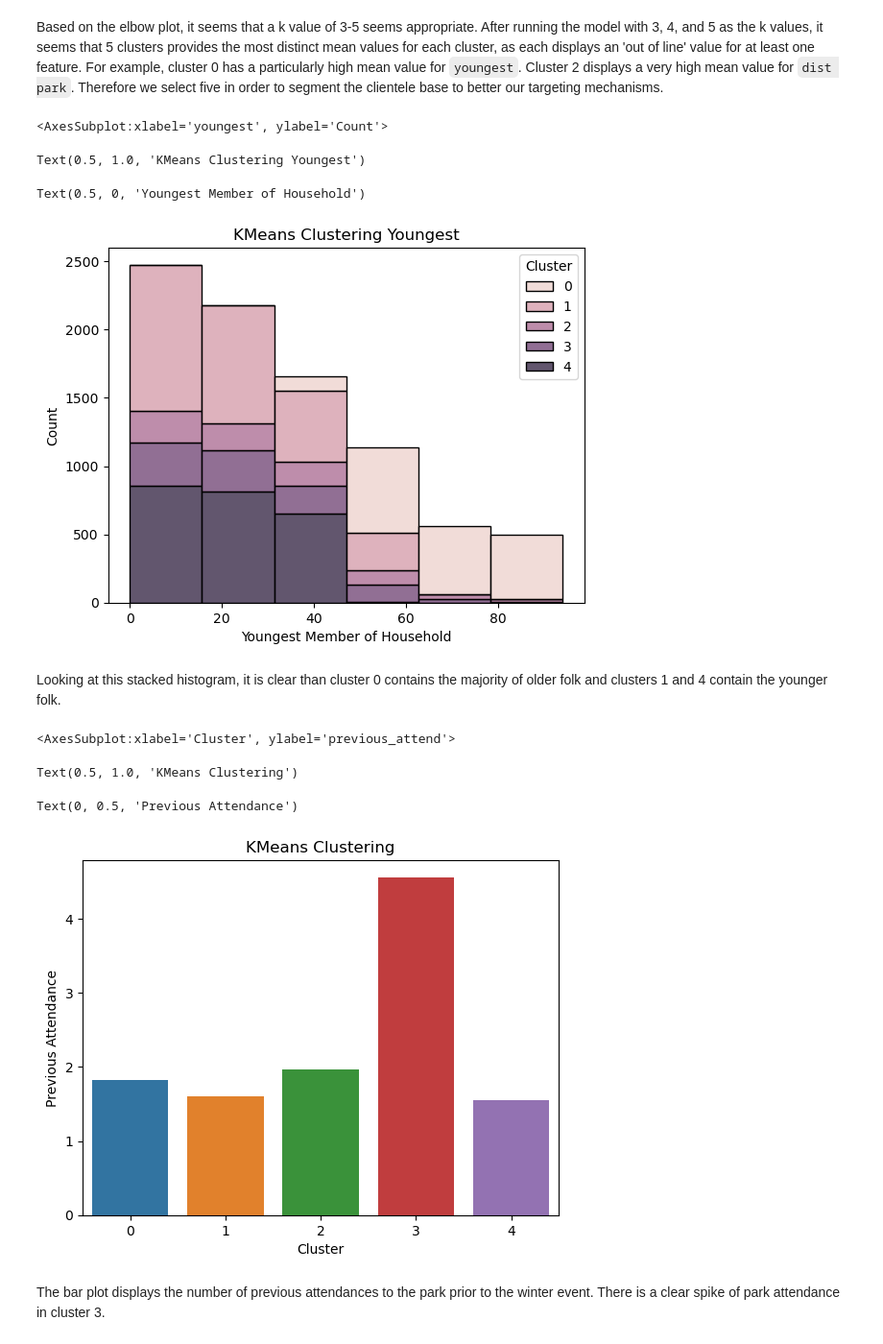
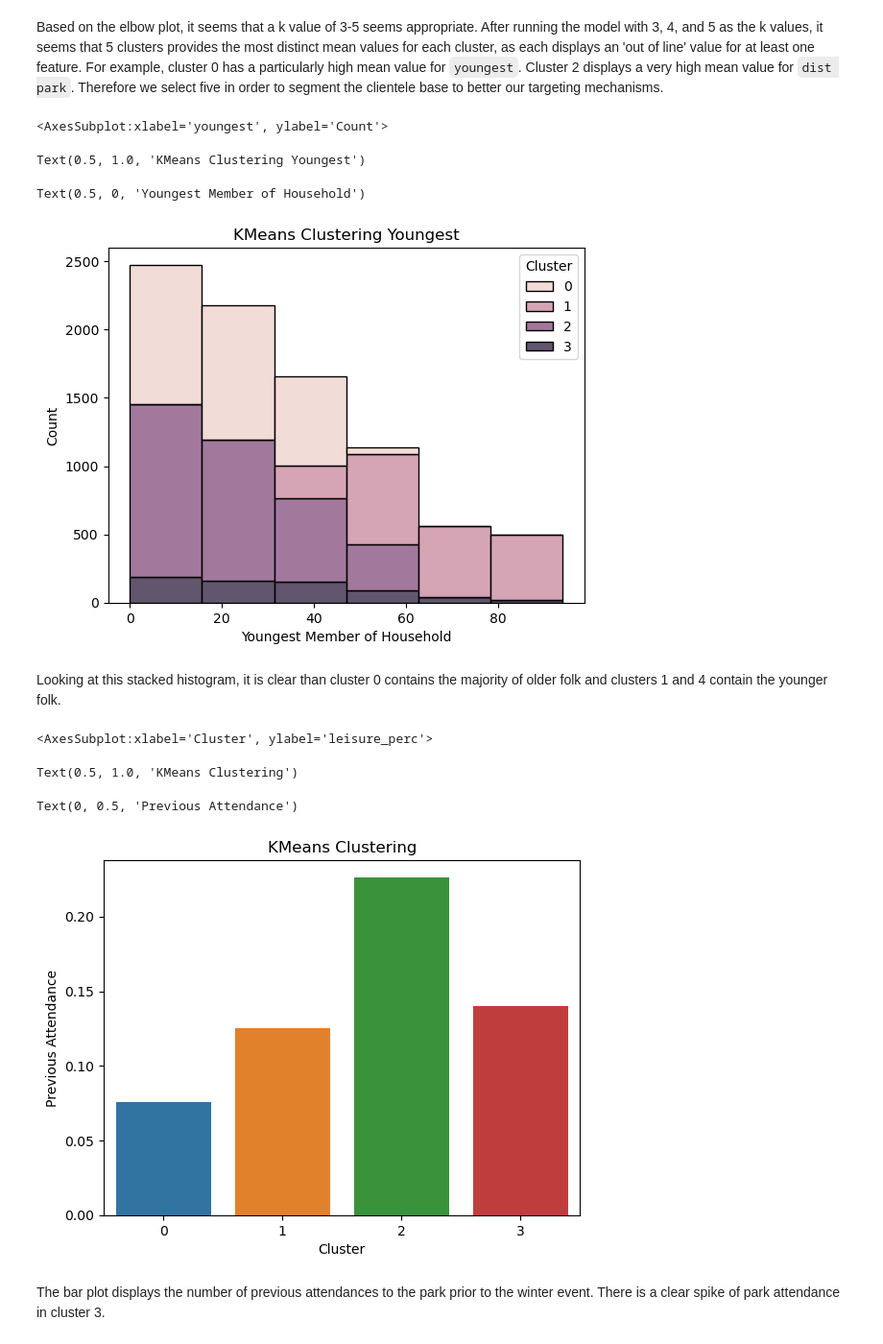
Before and after one commit to dz080/AD654_FinalProject, a Jupyter notebook: dz.ipynb, the cells around one changed output. Shown at 96% size. Drawn from its saved outputs; the diff is of its cells as text; code cells hidden in the pictures.

```diff
--- a/dz.ipynb
+++ b/dz.ipynb
@@ -324,7 +324,7 @@ Text(0.5, 1.0, 'Correlation Matrix')
 # %% [markdown]
 - to avoid redundancy and reduce dimensionality, take a subset of our dataset
 # %%
-columns = ['dist_park', 'email_sub', 'est_inc', 'previous_attend', 'youngest']
+columns = ['dist_park', 'email_sub', 'leisure_perc', 'previous_attend', 'youngest']
 regional_fam_num = regional_families[columns]
 # %% [markdown]
 ## K-means Clustering
@@ -364,6 +364,6 @@ scaler = StandardScaler()
 regional_fam_num_standardized = scaler.fit_transform(regional_fam_num)
 
 # kmeans model with 3 clusters
-kmeans = KMeans(n_clusters=5, random_state=654)
+kmeans = KMeans(n_clusters=4, random_state=654)
 kmeans.fit(regional_fam_num_standardized)
 # %% [output]
@@ -372,11 +372,11 @@ KMeans(n_clusters=5, random_state=654)
 ### Summary Statistics for Clusters
 # %%
 cluster_labels = kmeans.labels_
-regional_fam_k5 = regional_fam_num.assign(Cluster = cluster_labels)
-regional_fam_k5.groupby(['Cluster']).agg({
+regional_fam_k4 = regional_fam_num.assign(Cluster = cluster_labels)
+regional_fam_k4.groupby(['Cluster']).agg({
     'dist_park' : 'mean',
     'email_sub': 'mean',
-    'est_inc' : 'mean',
+    'leisure_perc' : 'mean',
     'previous_attend':'mean',
     'youngest':['mean', 'count'],
 }).round(2)
@@ -402,25 +401,25 @@ regional_fam_k5.groupby(['Cluster']).agg({
 # %% [markdown]
 Based on the elbow plot, it seems that a k value of 3-5 seems appropriate. After running the model with 3, 4, and 5  as the k values, it seems that 5 clusters provides the most distinct mean values for each cluster, as each displays an 'out of line' value for at least one feature. For example, cluster 0 has a particularly high mean value for `youngest`. Cluster 2 displays a very high mean value for `dist park`. Therefore we select five in order to segment the clientele base to better our targeting mechanisms.
 # %%
-sns.histplot(data=regional_fam_k5, x="youngest", hue="Cluster", multiple='stack',bins=6)
+sns.histplot(data=regional_fam_k4, x="youngest", hue="Cluster", multiple='stack',bins=6)
 plt.title('KMeans Clustering Youngest')
 plt.xlabel('Youngest Member of Household')
 # %% [output]
 <AxesSubplot:xlabel='youngest', ylabel='Count'>
 Text(0.5, 1.0, 'KMeans Clustering Youngest')
 Text(0.5, 0, 'Youngest Member of Household')
-[figure, old version]
+[figure, new version]
 # %% [markdown]
 Looking at this stacked histogram, it is clear than cluster 0 contains the majority of older folk and clusters 1 and 4 contain the younger folk.
 # %%
-sns.barplot(x='Cluster', y='previous_attend', data=regional_fam_k5, ci=None)
+sns.barplot(x='Cluster', y='leisure_perc', data=regional_fam_k4, ci=None)
 plt.title('KMeans Clustering')
 plt.ylabel('Previous Attendance')
 # %% [output]
-<AxesSubplot:xlabel='Cluster', ylabel='previous_attend'>
+<AxesSubplot:xlabel='Cluster', ylabel='leisure_perc'>
 Text(0.5, 1.0, 'KMeans Clustering')
 Text(0, 0.5, 'Previous Attendance')
-[figure, old version]
+[figure, new version]
 # %% [markdown]
 The bar plot displays the number of previous attendances to the park prior to the winter event. There is a clear spike of park attendance in cluster 3.
 # %%
```
Also changed, not shown: parts of 4 cells of this notebook, 1 other file.
